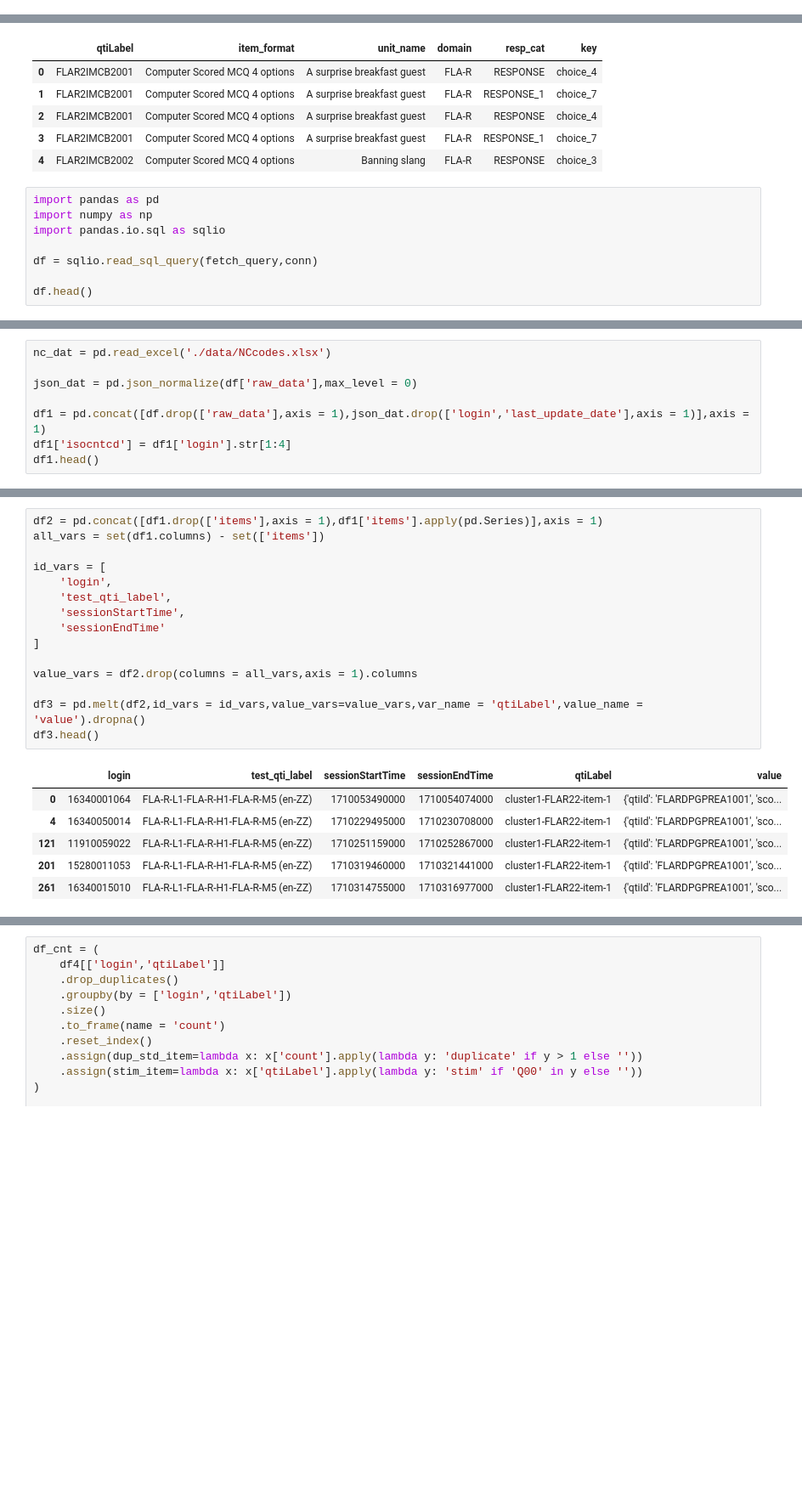
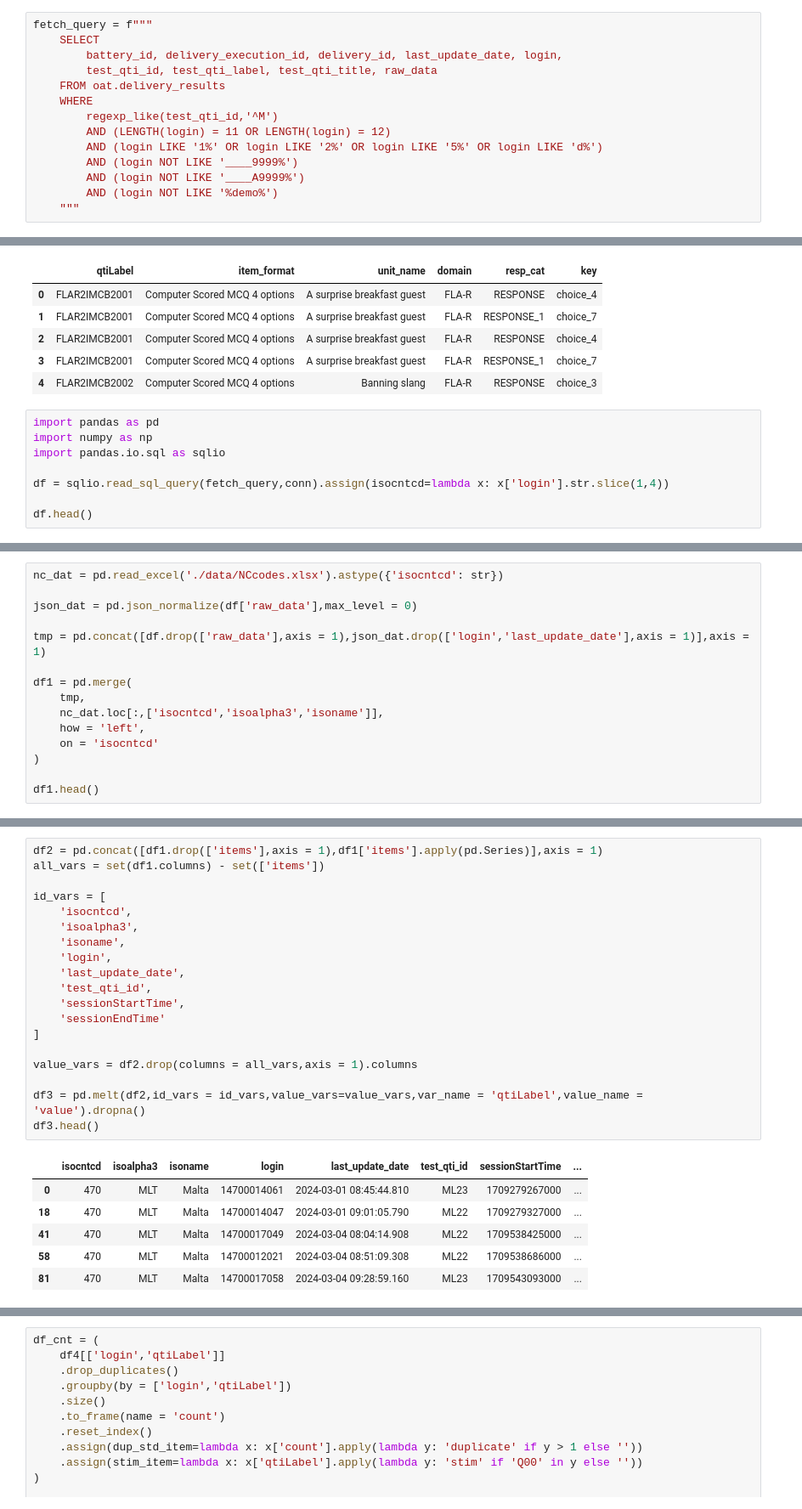
Before and after one commit to leonhead-acer/pisa2025-api-etl, a Jupyter notebook: Getting_started_with_Data_Extraction.ipynb, the cells around one changed output, grey strips where cells are left out. Shown at 85% size. Drawn from its saved outputs; the diff is of its cells as text; blank space fills up the shorter version.

```diff
--- a/Getting_started_with_Data_Extraction.ipynb
+++ b/Getting_started_with_Data_Extraction.ipynb
@@ -875,6 +875,20 @@ fetch_query = f"""
         AND (login NOT LIKE '____A9999%')
         AND (login NOT LIKE '%demo%')
     """
+# %%
+fetch_query = f"""
+    SELECT
+        battery_id, delivery_execution_id, delivery_id, last_update_date, login,
+        test_qti_id, test_qti_label, test_qti_title, raw_data
+    FROM oat.delivery_results
+    WHERE
+        regexp_like(test_qti_id,'^M')
+        AND (LENGTH(login) = 11 OR LENGTH(login) = 12)
+        AND (login LIKE '1%' OR login LIKE '2%' OR login LIKE '5%' OR login LIKE 'd%')
+        AND (login NOT LIKE '____9999%')
+        AND (login NOT LIKE '____A9999%')
+        AND (login NOT LIKE '%demo%')
+    """
 # %%
 import pandas as pd
 import glob
@@ -941,7 +955,7 @@ import pandas as pd
 import numpy as np
 import pandas.io.sql as sqlio
 
-df = sqlio.read_sql_query(fetch_query,conn)
+df = sqlio.read_sql_query(fetch_query,conn).assign(isocntcd=lambda x: x['login'].str.slice(1,4))
 
 df.head()
 # %% [output]
@@ -954,10 +968,17 @@ df.head()
 # %%
-nc_dat = pd.read_excel('./data/NCcodes.xlsx')
+nc_dat = pd.read_excel('./data/NCcodes.xlsx').astype({'isocntcd': str})
 
 json_dat = pd.json_normalize(df['raw_data'],max_level = 0)
 
-df1 = pd.concat([df.drop(['raw_data'],axis = 1),json_dat.drop(['login','last_update_date'],axis = 1)],axis = 1)
-df1['isocntcd'] = df1['login'].str[1:4]
+tmp = pd.concat([df.drop(['raw_data'],axis = 1),json_dat.drop(['login','last_update_date'],axis = 1)],axis = 1)
+
+df1 = pd.merge(
+    tmp,
+    nc_dat.loc[:,['isocntcd','isoalpha3','isoname']],
+    how = 'left',
+    on = 'isocntcd'
+)
+
 df1.head()
 # %% [output]
 |  | battery_id | delivery_execution_id | delivery_id | last_update_date | login | test_qti_id | test_qti_label | ... |
@@ -970,22 +991,26 @@ df1.head()
 # %%
 df2 = pd.concat([df1.drop(['items'],axis = 1),df1['items'].apply(pd.Series)],axis = 1)
 all_vars = set(df1.columns) - set(['items'])
 
 id_vars = [
+    'isocntcd',
+    'isoalpha3',
+    'isoname',
     'login',
-    'test_qti_label',
+    'last_update_date',
+    'test_qti_id',
     'sessionStartTime',
     'sessionEndTime'
 ]
 
 value_vars = df2.drop(columns = all_vars,axis = 1).columns
 
 df3 = pd.melt(df2,id_vars = id_vars,value_vars=value_vars,var_name = 'qtiLabel',value_name = 'value').dropna()
 df3.head()
 # %% [output]
-|  | login | test_qti_label | sessionStartTime | sessionEndTime | qtiLabel | value |
-| 0 | 16340001064 | FLA-R-L1-FLA-R-H1-FLA-R-M5 (en-ZZ) | 1710053490000 | 1710054074000 | cluster1-FLAR22-item-1 | {'qtiId': 'FLARDPGPREA1001', 'sco... |
-| 4 | 16340050014 | FLA-R-L1-FLA-R-H1-FLA-R-M5 (en-ZZ) | 1710229495000 | 1710230708000 | cluster1-FLAR22-item-1 | {'qtiId': 'FLARDPGPREA1001', 'sco... |
-| 121 | 11910059022 | FLA-R-L1-FLA-R-H1-FLA-R-M5 (en-ZZ) | 1710251159000 | 1710252867000 | cluster1-FLAR22-item-1 | {'qtiId': 'FLARDPGPREA1001', 'sco... |
-| 201 | 15280011053 | FLA-R-L1-FLA-R-H1-FLA-R-M5 (en-ZZ) | 1710319460000 | 1710321441000 | cluster1-FLAR22-item-1 | {'qtiId': 'FLARDPGPREA1001', 'sco... |
-| 261 | 16340015010 | FLA-R-L1-FLA-R-H1-FLA-R-M5 (en-ZZ) | 1710314755000 | 1710316977000 | cluster1-FLAR22-item-1 | {'qtiId': 'FLARDPGPREA1001', 'sco... |
+|  | isocntcd | isoalpha3 | isoname | login | last_update_date | test_qti_id | sessionStartTime | ... |
+| 0 | 470 | MLT | Malta | 14700014061 | 2024-03-01 08:45:44.810 | ML23 | 1709279267000 | ... |
+| 18 | 470 | MLT | Malta | 14700014047 | 2024-03-01 09:01:05.790 | ML22 | 1709279327000 | ... |
+| 41 | 470 | MLT | Malta | 14700017049 | 2024-03-04 08:04:14.908 | ML22 | 1709538425000 | ... |
+| 58 | 470 | MLT | Malta | 14700012021 | 2024-03-04 08:51:09.308 | ML22 | 1709538686000 | ... |
+| 81 | 470 | MLT | Malta | 14700017058 | 2024-03-04 09:28:59.160 | ML23 | 1709543093000 | ... |
```
Also changed, not shown: parts of 14 cells of this notebook.
